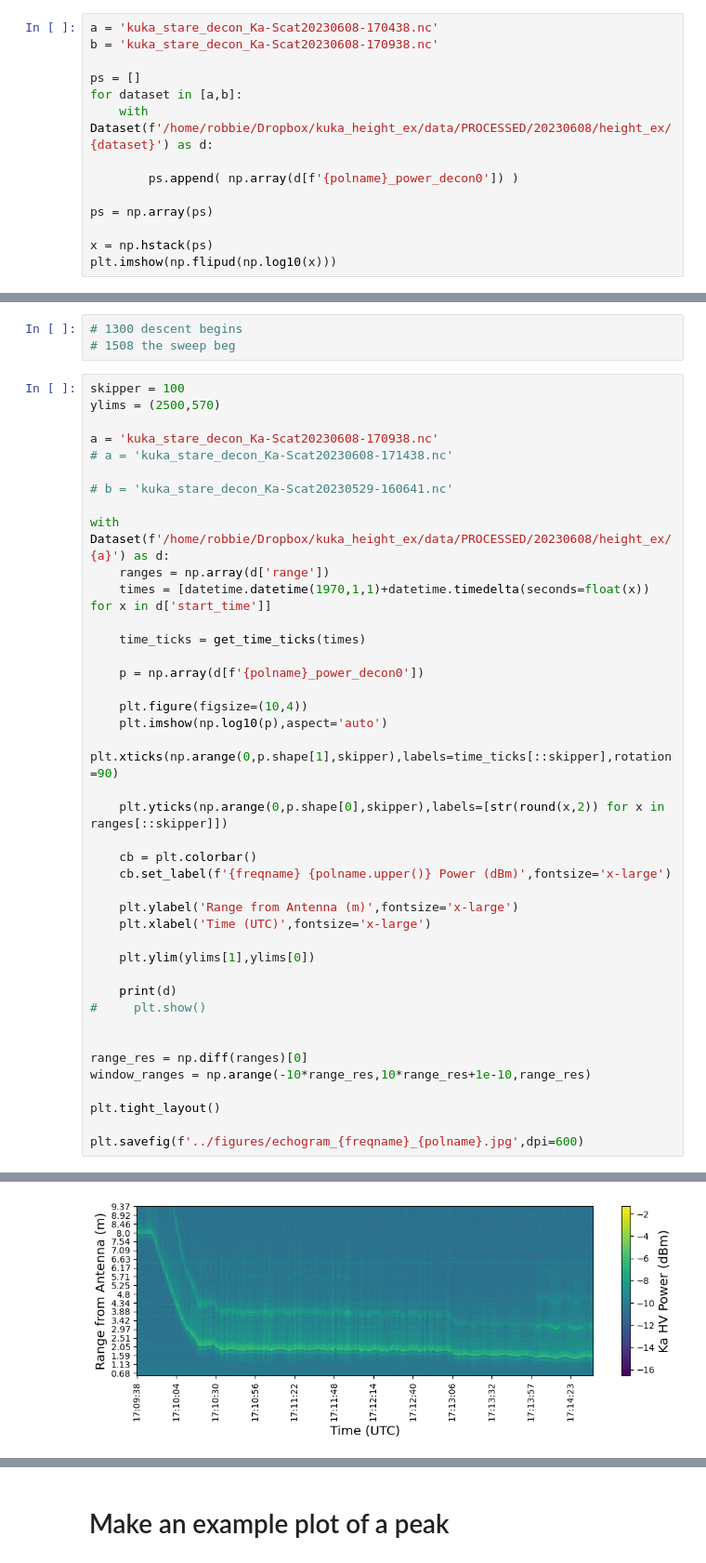
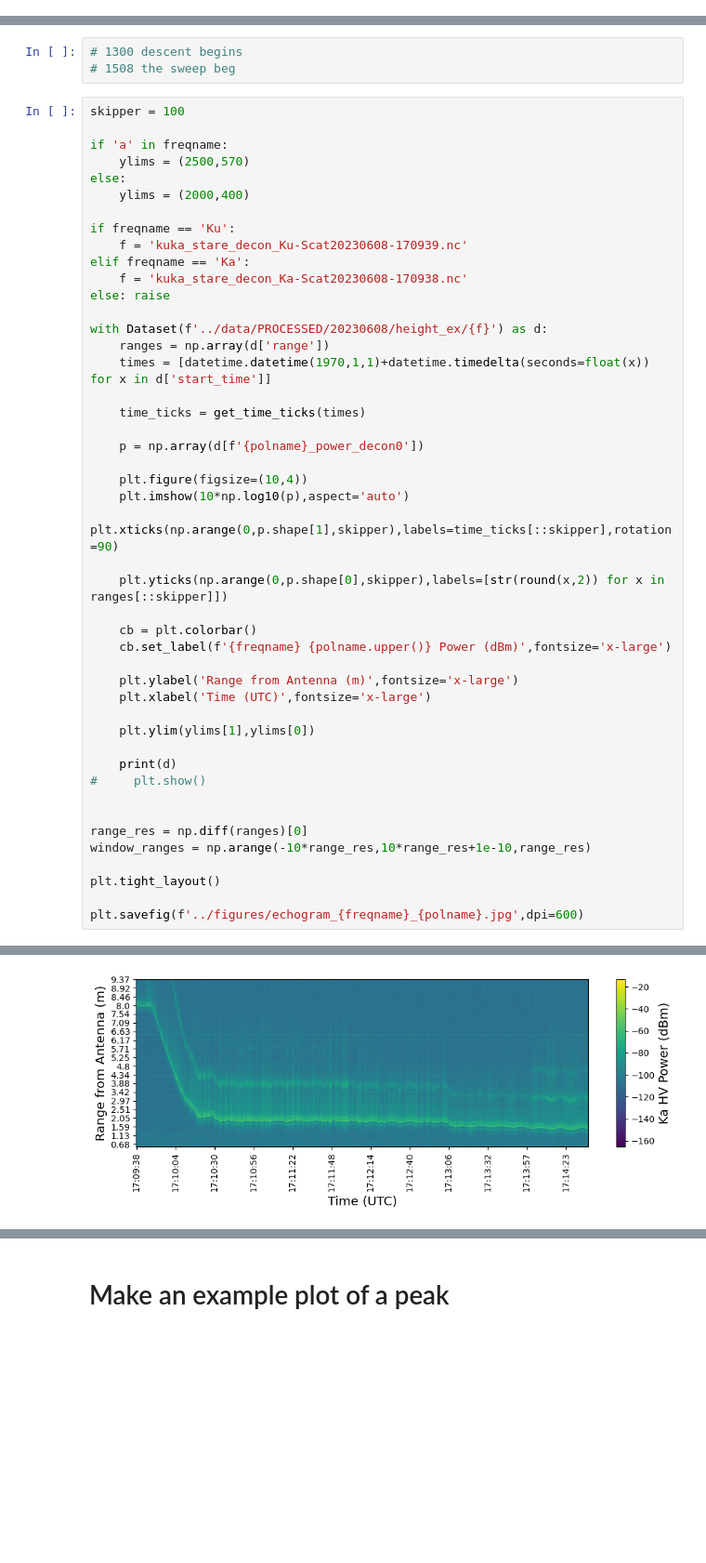
Before and after one commit to robbiemallett/kuka_crane, a Jupyter notebook: code/nilas_from_runway.ipynb, the cells around one changed output, grey strips where cells are left out. Shown at 93% size. Drawn from its saved outputs; the diff is of its cells as text; blank space fills up the shorter version.

```diff
--- a/code/nilas_from_runway.ipynb
+++ b/code/nilas_from_runway.ipynb
@@ -61,17 +28,3 @@ def plot_file(f,band):
 # %%
 freqname = 'Ka'
 polname = 'hv'
-# %%
-a = 'kuka_stare_decon_Ka-Scat20230608-170438.nc'
-b = 'kuka_stare_decon_Ka-Scat20230608-170938.nc'
-
-ps = []
-for dataset in [a,b]:
-    with Dataset(f'/home/robbie/Dropbox/kuka_height_ex/data/PROCESSED/20230608/height_ex/{dataset}') as d:
-
-        ps.append( np.array(d[f'{polname}_power_decon0']) )
-
-ps = np.array(ps)
-
-x = np.hstack(ps)
-plt.imshow(np.flipud(np.log10(x)))
@@ -83,14 +33,19 @@ plt.imshow(np.flipud(np.log10(x)))
 # 1508 the sweep beg
 # %%
 skipper = 100
-ylims = (2500,570)
 
-a = 'kuka_stare_decon_Ka-Scat20230608-170938.nc'
-# a = 'kuka_stare_decon_Ka-Scat20230608-171438.nc'
+if 'a' in freqname:
+    ylims = (2500,570)
+else:
+    ylims = (2000,400)
 
-# b = 'kuka_stare_decon_Ka-Scat20230529-160641.nc'
+if freqname == 'Ku':
+    f = 'kuka_stare_decon_Ku-Scat20230608-170939.nc'
+elif freqname == 'Ka':
+    f = 'kuka_stare_decon_Ka-Scat20230608-170938.nc'
+else: raise
 
-with Dataset(f'/home/robbie/Dropbox/kuka_height_ex/data/PROCESSED/20230608/height_ex/{a}') as d:
+with Dataset(f'../data/PROCESSED/20230608/height_ex/{f}') as d:
     ranges = np.array(d['range'])
     times = [datetime.datetime(1970,1,1)+datetime.timedelta(seconds=float(x)) for x in d['start_time']]
 
@@ -99,7 +54,7 @@ with Dataset(f'/home/robbie/Dropbox/kuka_height_ex/data/PROCESSED/20230608/heigh
     p = np.array(d[f'{polname}_power_decon0'])
 
     plt.figure(figsize=(10,4))
-    plt.imshow(np.log10(p),aspect='auto')
+    plt.imshow(10*np.log10(p),aspect='auto')
     plt.xticks(np.arange(0,p.shape[1],skipper),labels=time_ticks[::skipper],rotation=90)
 
     plt.yticks(np.arange(0,p.shape[0],skipper),labels=[str(round(x,2)) for x in ranges[::skipper]])
@@ -108,33 +63,33 @@ with Dataset(f'/home/robbie/Dropbox/kuka_height_ex/data/PROCESSED/20230608/heigh
     cb.set_label(f'{freqname} {polname.upper()} Power (dBm)',fontsize='x-large')
 
     plt.ylabel('Range from Antenna (m)',fontsize='x-large')
     plt.xlabel('Time (UTC)',fontsize='x-large')
 
     plt.ylim(ylims[1],ylims[0])
 
     print(d)
 #     plt.show()
 
 
 range_res = np.diff(ranges)[0]
 window_ranges = np.arange(-10*range_res,10*range_res+1e-10,range_res)
 
 plt.tight_layout()
 
 plt.savefig(f'../figures/echogram_{freqname}_{polname}.jpg',dpi=600)
 # %% [output]
 <class 'netCDF4._netCDF4.Dataset'>
 root group (NETCDF4 data model, file format HDF5):
     title: KuKa combined echo and summary data
     file_processed_with: KuKaPy translated from ProSensing IDL code by Vishnu Nandan with additions by Rosemary Willatt, Thomas Newman and Robbie Mallett
     date_created: 20230818
     data_type: KuKaPy output
     current_calibration_loop_power: 0.0022556179860772005
     n_groups: 1158
     n_blocks_per_group: 1
     dimensions(sizes): sample(1158), range(4096), pol(4)
     variables(dimensions): |S1 polarisation(pol), float64 along_tilt(sample), float64 cross_tilt(sample), float64 start_time(sample), float64 lat(sample), float64 lon(sample), float64 range(range), fl ...
     groups: scatvars, calvars, configvars
-[figure, old version]
+[figure, new version]
 # %%
 skipper = 100
```
Also changed, not shown: parts of 19 cells of this notebook.
